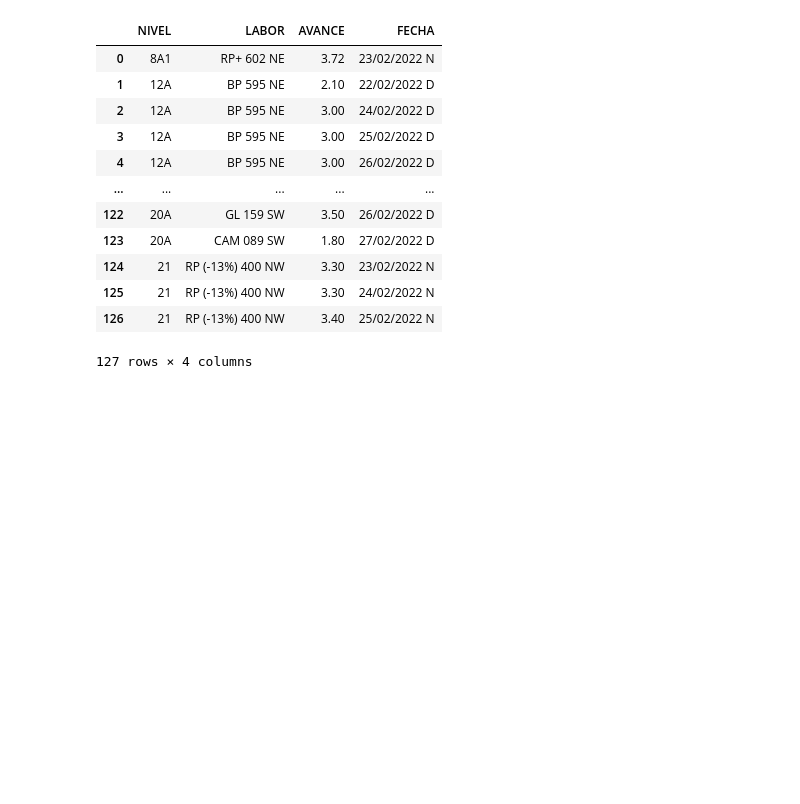
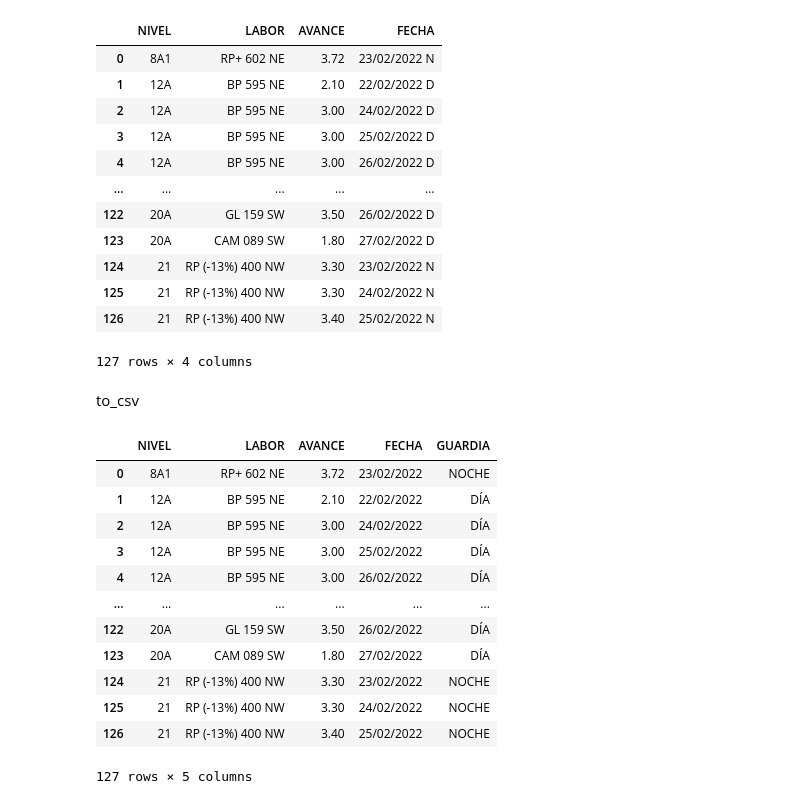
Before and after one commit to ivansaul/gmi, a Jupyter notebook: pervol/efi_topo.ipynb, the cells around one changed output. Drawn from its saved outputs; the diff is of its cells as text; code cells hidden in the pictures; blank space fills up the shorter version.

```diff
--- a/pervol/pervol.ipynb
+++ b/pervol/efi_topo.ipynb
@@ -134,15 +134,15 @@ dfx
 |  | NIVEL | LABOR | SECCION | PROG. | AVANCE ACUM. | CUMP.% | EFICIENCIA | 22/02/2022 D | 24/02/2022 D | ... |
 | 3 | 12A | BP 595 NE | 4.0X3.5 | 20 | 21.18 | 1.059 | 3.025714 | 2.1 | 3 | ... |
 # %%
-fecha = dfx.values.tolist()[0][7:]
-avance = dfx.columns.tolist()[7:]
-if len(avance)==0:
+medida = dfx.values.tolist()[0][7:]
+fecha = dfx.columns.tolist()[7:]
+if len(medida)==0:
     print('empty')
 else:
-    nivel=[dfx['NIVEL'].iloc[0]]*len(avance)
-    labor=[dfx['LABOR'].iloc[0]]*len(avance)
-    avances=list(zip(nivel,labor,fecha,avance))
-    print(avance)
+    nivel=[dfx['NIVEL'].iloc[0]]*len(medida)
+    labor=[dfx['LABOR'].iloc[0]]*len(medida)
+    avances=list(zip(nivel,labor,medida,fecha))
+    print(fecha)
 # %% [output]
 ['22/02/2022 D', '24/02/2022 D', '25/02/2022 D', '26/02/2022 D', '27/02/2022 N', '28/02/2022 N', '02/03/2022 N']
 # %%
@@ -171,12 +171,12 @@ df_avances=pd.DataFrame(columns=['NIVEL', 'LABOR', 'AVANCE', 'FECHA'])
 for i in range(df.shape[0]):
     dfx=df.iloc[[i]].dropna(axis='columns',how='any')
 
-    fecha = dfx.values.tolist()[0][7:]
-    avance = dfx.columns.tolist()[7:]
-    if len(avance) > 0:
-        nivel=[dfx['NIVEL'].iloc[0]]*len(avance)
-        labor=[dfx['LABOR'].iloc[0]]*len(avance)
-        avances=list(zip(nivel,labor,fecha,avance))
+    medida = dfx.values.tolist()[0][7:]
+    fecha = dfx.columns.tolist()[7:]
+    if len(medida) > 0:
+        nivel=[dfx['NIVEL'].iloc[0]]*len(medida)
+        labor=[dfx['LABOR'].iloc[0]]*len(medida)
+        avances=list(zip(nivel,labor,medida,fecha))
         dfx= pd.DataFrame(data=avances, columns=['NIVEL', 'LABOR', 'AVANCE', 'FECHA'])
         #print(dfx)
         df_avances = df_avances.append(dfx, ignore_index=True)
@@ -201,0 +200,27 @@ df_avances.to_csv('pv.csv', index=False)
+# %% [markdown]
+to_csv
+# %%
+def guardia(f):
+    g=f.split(' ')[1]
+    if g=='D':
+        return 'DÍA'
+    else:
+        return 'NOCHE'
+# %%
+df_avances['GUARDIA']=df_avances['FECHA'].apply(guardia)
+df_avances['FECHA'] = df_avances['FECHA'].apply(lambda x: x.split(' ')[0])
+df_avances
+# %% [output]
+|  | NIVEL | LABOR | AVANCE | FECHA | GUARDIA |
+| 0 | 8A1 | RP+ 602 NE | 3.72 | 23/02/2022 | NOCHE |
+| 1 | 12A | BP 595 NE | 2.10 | 22/02/2022 | DÍA |
+| 2 | 12A | BP 595 NE | 3.00 | 24/02/2022 | DÍA |
+| 3 | 12A | BP 595 NE | 3.00 | 25/02/2022 | DÍA |
+| 4 | 12A | BP 595 NE | 3.00 | 26/02/2022 | DÍA |
+| ... | ... | ... | ... | ... | ... |
+| 122 | 20A | GL 159 SW | 3.50 | 26/02/2022 | DÍA |
+| 123 | 20A | CAM 089 SW | 1.80 | 27/02/2022 | DÍA |
+| 124 | 21 | RP (-13%) 400 NW | 3.30 | 23/02/2022 | NOCHE |
+| 125 | 21 | RP (-13%) 400 NW | 3.30 | 24/02/2022 | NOCHE |
+| 126 | 21 | RP (-13%) 400 NW | 3.40 | 25/02/2022 | NOCHE |
+127 rows × 5 columns
```
Also changed, not shown: parts of 3 cells of this notebook.
